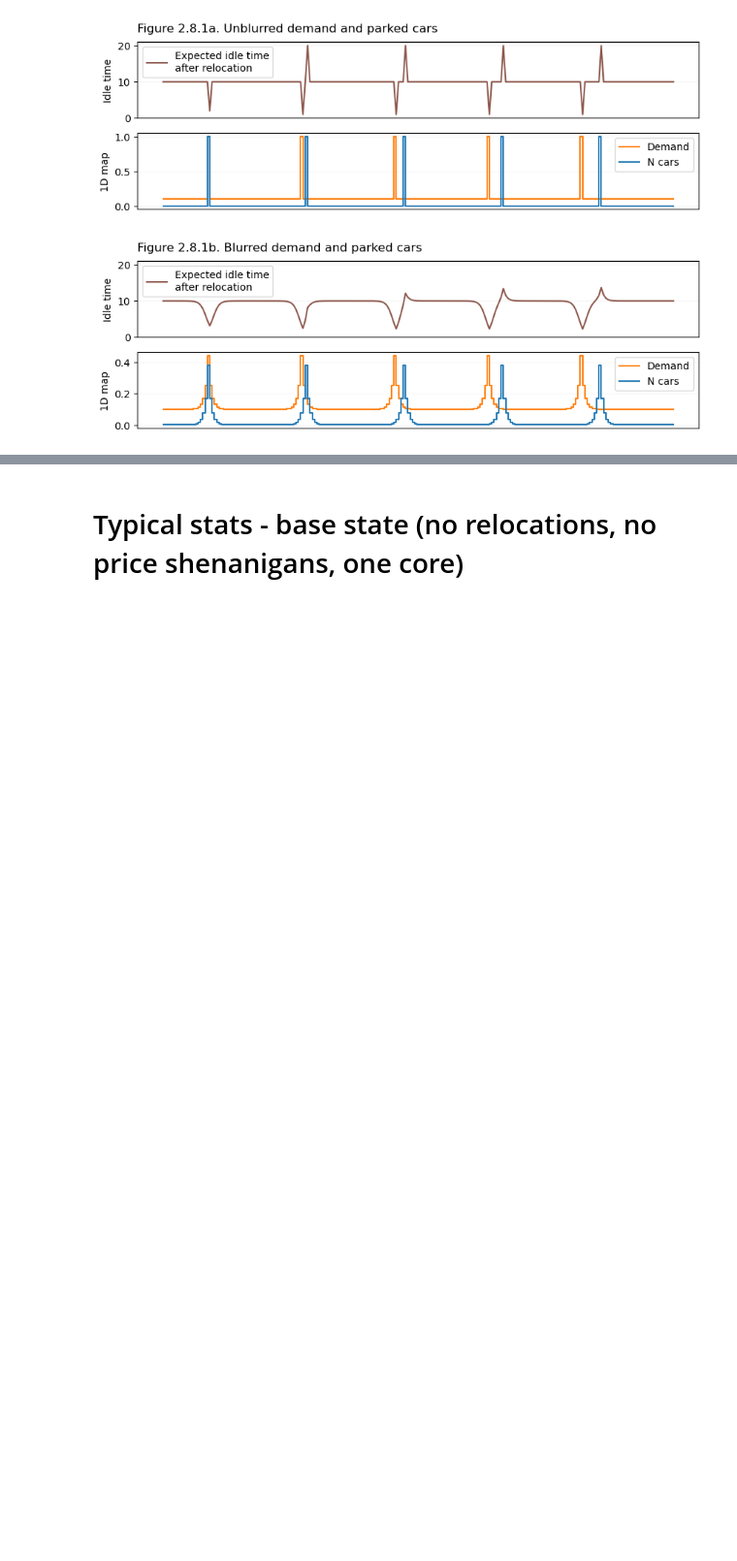
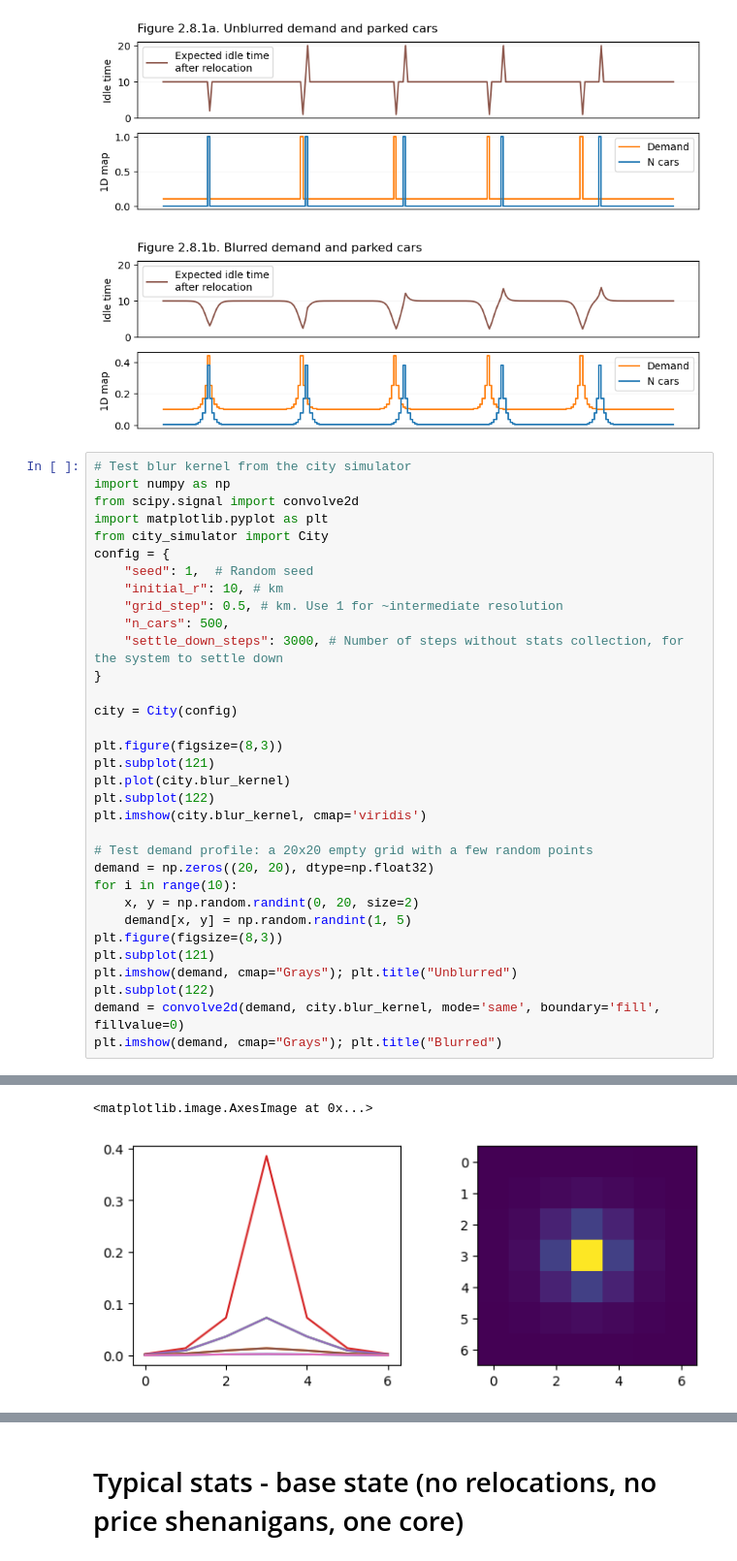
Before and after one commit to khakhalin/carsharing101, a Jupyter notebook: scripts/02relos_08city.ipynb, the cells around one changed output, grey strips where cells are left out. Shown at 97% size. Cells and saved outputs as stored; diff of their text form; blank space fills up the shorter version.

```diff
--- a/scripts/02relos_08city.ipynb
+++ b/scripts/02relos_08city.ipynb
@@ -97,3 +97,37 @@ plt.savefig("../figures/02relos_08city_01b.svg", dpi=300)
 # %% [output]
 [figure]
 [figure]
+# %%
+# Test blur kernel from the city simulator
+import numpy as np
+from scipy.signal import convolve2d
+import matplotlib.pyplot as plt
+from city_simulator import City
+config = {
+    "seed": 1,  # Random seed
+    "initial_r": 10, # km
+    "grid_step": 0.5, # km. Use 1 for ~intermediate resolution
+    "n_cars": 500,
+    "settle_down_steps": 3000, # Number of steps without stats collection, for the system to settle down
+}
+
+city = City(config)
+
+plt.figure(figsize=(8,3))
+plt.subplot(121)
+plt.plot(city.blur_kernel)
+plt.subplot(122)
+plt.imshow(city.blur_kernel, cmap='viridis')
+
+# Test demand profile: a 20x20 empty grid with a few random points
+demand = np.zeros((20, 20), dtype=np.float32)
+for i in range(10):
+    x, y = np.random.randint(0, 20, size=2)
+    demand[x, y] = np.random.randint(1, 5)
+plt.figure(figsize=(8,3))
+plt.subplot(121)
+plt.imshow(demand, cmap="Grays"); plt.title("Unblurred")
+plt.subplot(122)
+demand = convolve2d(demand, city.blur_kernel, mode='same', boundary='fill', fillvalue=0)
+plt.imshow(demand, cmap="Grays"); plt.title("Blurred")
+# %% [output]
@@ -99,0 +136,2 @@ plt.savefig("../figures/02relos_08city_01b.svg", dpi=300)
+<matplotlib.image.AxesImage at 0x...>
+[figure, added]
```
Also changed, not shown: parts of 1 cell of this notebook, 3 other files.
